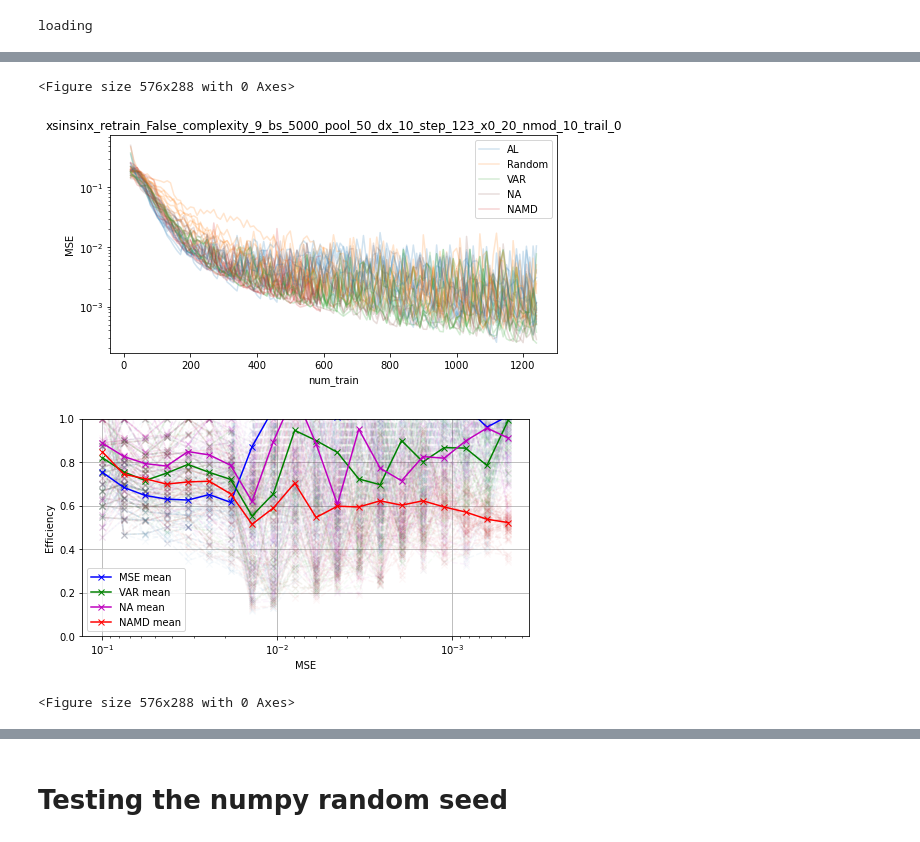
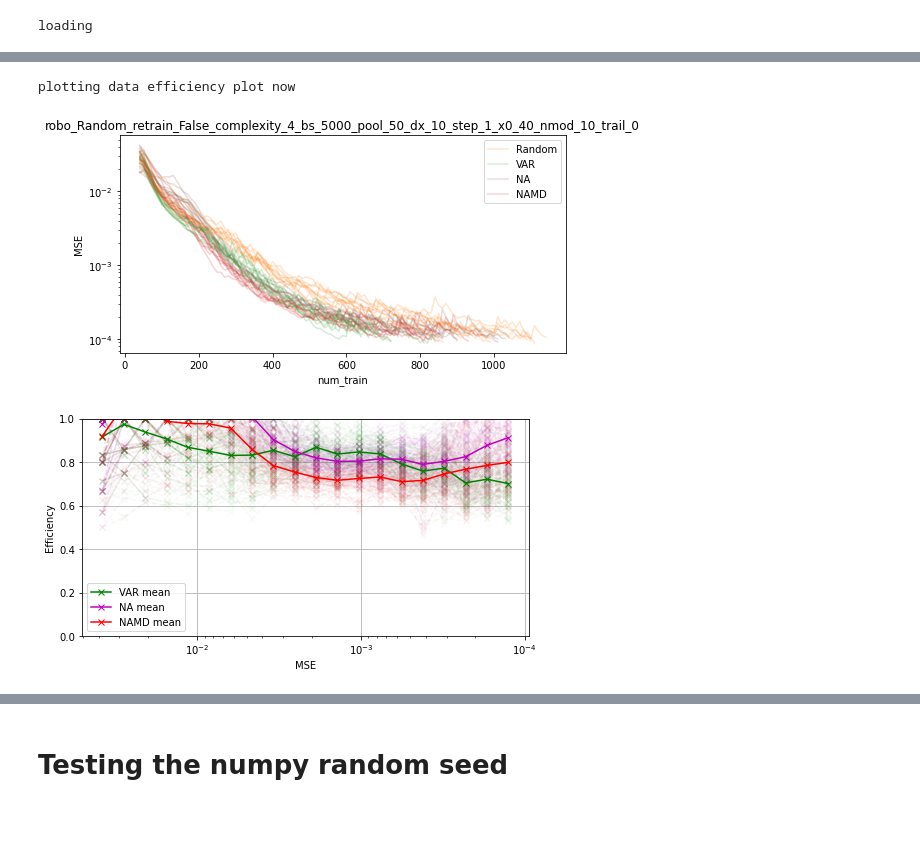
Before and after one commit to BensonRen/NAAL, a Jupyter notebook: result_compare_AL.ipynb, the cells around one changed output, grey strips where cells are left out. Cells and saved outputs as stored; diff of their text form; code cells hidden in the pictures.

```diff
--- a/result_compare_AL.ipynb
+++ b/result_compare_AL.ipynb
@@ -11,12 +11,13 @@ from pathlib import Path
 # %% [output]
 loading
 # %%
-num_trails = 9
+num_trails = 10
 if num_trails < 8:
     alpha = 0.5
 else:
     alpha = 0.2
-SMOOTH_WEIGHT=0.2
+SMOOTH_WEIGHT=0.6
+plot_mse = False
 plot_var = True
 plot_na = True
 plot_namd = True
@@ -29,7 +30,7 @@ folder = '/home/sr365/NAAL/results/fig/retrain_True'
 # folder_list = ['/home/sr365/NAAL/results/30_sine_nmod_20_add_noise_add_2',
 #                 '/home/sr365/NAAL/results/30_sine_nmod_20_add_noise_mult_5',
 #                 '/home/sr365/NAAL/results/30_sine_nmod_20_add_noise_mult_2']
-folder_list = ['/home/sr365/NAAL/results/BN_xsinsinx_f_30_num_layer_9_nmod_10_to1250_dx_10_pool_mul_5_naal_True']
+folder_list = ['/home/sr365/NAAL/results/robo_num_layer_4_nuron_500_nmod_10_toMSE_0.0001_dx_10_pool_mul_5_naal_True']
                 # '/home/sr365/NAAL/results/BN_xsinsinx_f_30_num_layer_9_nmod_5_to2000_dx_10_pool_mul_20_naal_True']
                 # '/home/sr365/NAAL/results/BN_xsinsinx_f_30_num_layer_7_nmod_10_to1000_dx_10_pool_mul_10_naal_True']
                 # '/home/sr365/NAAL/results/no_BN_xsinx_f_30_num_layer_10_nmod_10_to600_dx_20_pool_mul_20_naal_True',
@@ -63,6 +64,7 @@ def load_ensemble_mses(folder, num_trails, avg_test_mse_mat=None, avg_train_mse_
     """
     if avg_test_mse_mat is None:
         avg_test_mse_mat, avg_train_mse_mat, avg_selected_after_train_mse_mat = load_matrix(folder, num_trails)
+    print('in load_ensemble_mses, the shape of mat is ', np.shape(avg_test_mse_mat))
     # Take the average
     return np.mean(avg_test_mse_mat, axis=1), np.mean(avg_train_mse_mat, axis=1), np.mean(avg_selected_after_train_mse_mat, axis=1)
 
@@ -81,9 +83,11 @@ def load_matrix(folder, num_trails):
         avg_test_mse_mat.append(test_mse)
         avg_train_mse_mat.append(train_mse)
         avg_selected_after_train_mse_mat.append(selected_after_train_mse)
-    avg_test_mse_mat = np.array(avg_test_mse_mat).transpose()
-    avg_train_mse_mat = np.array(avg_train_mse_mat).transpose()
-    avg_selected_after_train_mse_mat = np.array(avg_selected_after_train_mse_mat).transpose()
+    print('in loading matrix, len of avg_test_mse_mat', len(avg_test_mse_mat))
+    # Changing to a variable step size implementation since in MSE stopping criteria, the number of steps is not a fixed number
+    # avg_test_mse_mat = np.array(avg_test_mse_mat).transpose()
+    # avg_train_mse_mat = np.array(avg_train_mse_mat).transpose()
+    # avg_selected_after_train_mse_mat = np.array(avg_selected_after_train_mse_mat).transpose()
     print('shape = ', np.shape(avg_test_mse_mat))
     return avg_test_mse_mat, avg_train_mse_mat, avg_selected_after_train_mse_mat
 
@@ -332,35 +370,33 @@ for folder in folder_list:
             continue
         # print(cur_folder)
         # Only start from the M SE folders and look for comparison
-        if not 'MSE' in cur_folder or not 'trail_0' in cur_folder:# or 'retrain_True' in cur_folder:
+        if not 'Random' in cur_folder or not 'trail_0' in cur_folder:# or 'retrain_True' in cur_folder:
             continue
+        # This is for the case where it is not called
+        VAR_test_mse_mat, NAMD_test_mse_mat, MSE_test_mse_mat, NA_test_mse_mat = None, None, None, None
 
-        VAR_test_mse_mat = None # This is for the case where it is not called
+        #RD_test_mse, RD_train_mse, RD_selected_after_train_mse = load_mses(random_folder)
+        random_folder = cur_folder
+        Random_test_mse_mat, Random_train_mse_mat, Random_selected_after_train_mse_mat = load_matrix(random_folder, num_trails)
+        # RD_test_mse, RD_train_mse, RD_selected_after_train_mse = load_ensemble_mses(random_folder, num_trails, Random_test_mse_mat, Random_train_mse_mat, Random_selected_after_train_mse_mat)
 
         # The reading part
-        #MSE_test_mse, MSE_train_mse, MSE_selected_after_train_mse = load_mses(cur_folder)
-        MSE_test_mse_mat, MSE_train_mse_mat, MSE_selected_after_train_mse_mat = load_matrix(cur_folder, num_trails)
-        MSE_test_mse, MSE_train_mse, MSE_selected_after_train_mse = load_ensemble_mses(cur_folder, num_trails, MSE_test_mse_mat, MSE_train_mse_mat, MSE_selected_after_train_mse_mat)
-
-        # This is the case where random is taken from the same folder
-        if random_folder_provide is None:
-            random_folder = cur_folder.replace('MSE','Random')
-        else:
-            random_folder = random_folder_provide
-        #RD_test_mse, RD_train_mse, RD_selected_after_train_mse = load_mses(random_folder)
-        Random_test_mse_mat, Random_train_mse_mat, Random_selected_after_train_mse_mat = load_matrix(random_folder, num_trails)
-        RD_test_mse, RD_train_mse, RD_selected_after_train_mse = load_ensemble_mses(random_folder, num_trails, Random_test_mse_mat, Random_train_mse_mat, Random_selected_after_train_mse_mat)
+        if plot_mse:
+            mse_folder = cur_folder.replace('Random','MSE')#.replace('pool_100','pool_500')
+            #MSE_test_mse, MSE_train_mse, MSE_selected_after_train_mse = load_mses(cur_folder)
+            MSE_test_mse_mat, MSE_train_mse_mat, MSE_selected_after_train_mse_mat = load_matrix(mse_folder, num_trails)
+            # MSE_test_mse, MSE_train_mse, MSE_selected_after_train_mse = load_ensemble_mses(cur_folder, num_trails, MSE_test_mse_mat, MSE_train_mse_mat, MSE_selected_after_train_mse_mat)
 
         if plot_var:
             # Var plotting
-            var_folder = cur_folder.replace('MSE','VAR')#.replace('pool_100','pool_500')
+            var_folder = cur_folder.replace('Random','VAR')#.replace('pool_100','pool_500')
             VAR_test_mse_mat, VAR_train_mse_mat, VAR_selected_after_train_mse_mat = load_matrix(var_folder, num_trails)
-            VAR_test_mse, VAR_train_mse, VAR_selected_after_train_mse = load_ensemble_mses(var_folder, num_trails, VAR_test_mse_mat, VAR_train_mse_mat, VAR_selected_after_train_mse_mat)
+            # VAR_test_mse, VAR_train_mse, VAR_selected_after_train_mse = load_ensemble_mses(var_folder, num_trails, VAR_test_mse_mat, VAR_train_mse_mat, VAR_selected_after_train_mse_mat)
 
         if plot_na:
-            na_folder = cur_folder.replace('MSE','NA')
+            na_folder = cur_folder.replace('Random','NA')
             NA_test_mse_mat, NA_train_mse_mat, NA_selected_after_train_mse_mat = load_matrix(na_folder, num_trails)
-            NA_test_mse, NA_train_mse, NA_selected_after_train_mse = load_ensemble_mses(na_folder, num_trails, NA_test_mse_mat, NA_train_mse_mat, NA_selected_after_train_mse_mat)
+            # NA_test_mse, NA_train_mse, NA_selected_after_train_mse = load_ensemble_mses(na_folder, num_trails, NA_test_mse_mat, NA_train_mse_mat, NA_selected_after_train_mse_mat)
 
         if plot_namd:
             # Using the ambiguous matching scheme with glob
@@ -371,36 +407,37 @@ for folder in folder_list:
             namd_folder = glob_list[0]
             # name_folder = cur_folder.replace('MSE','NAMD+RAD005')
             NAMD_test_mse_mat, NAMD_train_mse_mat, NAMD_selected_after_train_mse_mat = load_matrix(namd_folder, num_trails)
-            NAMD_test_mse, NAMD_train_mse, NAMD_selected_after_train_mse = load_ensemble_mses(namd_folder, num_trails, NAMD_test_mse_mat, NAMD_train_mse_mat, NAMD_selected_after_train_mse_mat)
+            # NAMD_test_mse, NAMD_train_mse, NAMD_selected_after_train_mse = load_ensemble_mses(namd_folder, num_trails, NAMD_test_mse_mat, NAMD_train_mse_mat, NAMD_selected_after_train_mse_mat)
 
 
         # Smoothing step
-        for i in range(np.shape(MSE_test_mse_mat)[1]):
-            MSE_test_mse_mat[:, i] = smooth(MSE_test_mse_mat[:, i])
-            Random_test_mse_mat[:, i] = smooth(Random_test_mse_mat[:, i])
+        for i in range(len(Random_test_mse_mat)):
+            Random_test_mse_mat[i] = smooth(Random_test_mse_mat[i])
+            if plot_mse:
+                MSE_test_mse_mat[i] = smooth(MSE_test_mse_mat[i])
             if plot_na:
-                NA_test_mse_mat[:, i] = smooth(NA_test_mse_mat[:, i])
+                NA_test_mse_mat[i] = smooth(NA_test_mse_mat[i])
             if plot_var:
-                VAR_test_mse_mat[:, i] = smooth(VAR_test_mse_mat[:, i])
+                VAR_test_mse_mat[i] = smooth(VAR_test_mse_mat[i])
             if plot_namd:
-                NAMD_test_mse_mat[:, i] = smooth(NAMD_test_mse_mat[:, i])
+                NAMD_test_mse_mat[i] = smooth(NAMD_test_mse_mat[i])
 
         # Get the dx and x0
         dx, x0 = get_dx_x0(file)
         # Use the xlabel with number of data points
-        x_label = np.array(range(len(MSE_test_mse))) * dx + x0
+        x_label = np.array(range(2000)) * dx + x0
         save_name = os.path.join(folder, file.replace('MSE_','').replace('_trail_0_',''))
 
         # One-liner calling functions
         # plot_various_MSE(x_label, MSE_test_mse, RD_test_mse, MSE_train_mse, RD_train_mse, VAR_test_mse, VAR_train_mse, plot_var, save_name)     # Plot the various MSE
-        if not random_folder_provide:
-            plot_ratio(MSE_test_mse_mat, Random_test_mse_mat, x_label, ylabel='MSE / Random Ratio', save_name=save_name + 'MSE_RD_', x_label=x_label)                # Plot the ratio plot between MSE and random
         plot_test_MSE_plot(x_label, MSE_test_mse_mat, Random_test_mse_mat, save_name, NA_test_mse_mat=NA_test_mse_mat,
                         VAR_test_mse_mat=VAR_test_mse_mat, random_folder_provide=random_folder_provide,
                         NAMD_test_mse_mat=NAMD_test_mse_mat, plot_var=plot_var)     # Plot the test MSE line plot
         Data_efficiency_plot(x_label, MSE_test_mse_mat, Random_test_mse_mat, save_name,
                         VAR_test_mse_mat, NA_test_mse_mat, y_lim=1,random_folder_provide=random_folder_provide,
                         NAMD_test_mse_mat=NAMD_test_mse_mat, plot_var=plot_var)                             # Plot the data efficiency plot
+        if plot_mse and not random_folder_provide:
+            plot_ratio(MSE_test_mse_mat, Random_test_mse_mat, x_label, ylabel='MSE / Random Ratio', save_name=save_name + 'MSE_RD_', x_label=x_label)                # Plot the ratio plot between MSE and random
         if plot_var and not random_folder_provide:    # For variance experiments
             plot_ratio(VAR_test_mse_mat, Random_test_mse_mat, x_label, ylabel='VAR / Random Ratio', save_name=save_name + 'VAR_RD_', x_label=x_label)            # Plot the ratio plot between VAR and random
         if plot_na and not random_folder_provide:    # For variance experiments
@@ -408,6 +445,4 @@ for folder in folder_list:
 
         #     plot_coref(cur_folder, num_trails, save_name, coef_loader=load_var_coeff, coef_name='VAR')                                                                                       # Plot the VAR R coeff plot
             #plot_coref(cur_folder, num_trails, save_name, coef_laoder=load_kendal_tau, coef_name='Tau')                                         # Plot the VAR Tau coeff plot
-
-        plt.clf()
 # %% [output]
@@ -421,4 +459,3 @@ for xsinsinx_MSE_retrain_False_complexity_9_bs_5000_pool_50_dx_10_step_123_x0_20
-<Figure size 576x288 with 0 Axes>
+plotting data efficiency plot now
-[figure, old version]
+[figure, new version]
-[figure, old version]
+[figure, new version]
-<Figure size 576x288 with 0 Axes>
```
Also changed, not shown: parts of 3 cells of this notebook, 5 other files.
